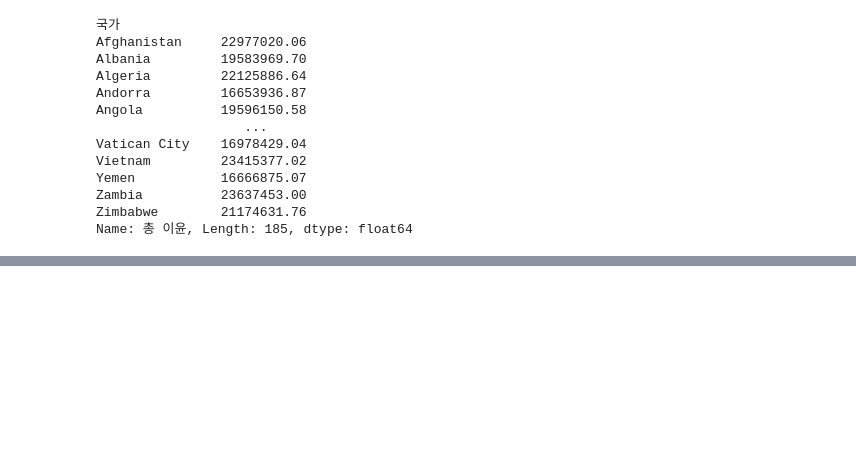
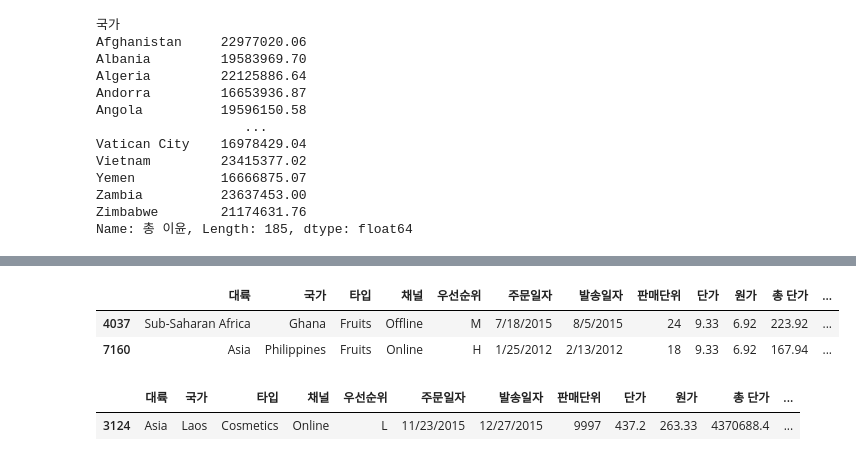
Before and after one commit to iankim66/phyton, a Jupyter notebook: 230128/06_openAPI.ipynb, the cells around one changed output, grey strips where cells are left out. Drawn from its saved outputs; the diff is of its cells as text; code cells hidden in the pictures; blank space fills up the shorter version.

```diff
--- a/230128/06_openAPI.ipynb
+++ b/230128/06_openAPI.ipynb
@@ -292,0 +291,14 @@ Sales_Country.groupby('국가').sum()[['총 이윤']]# dataframe 형태로 출
+# %%
+test1= Sales_Country.sort_values(['총 이윤'],ascending = False)
+test1.tail(2)
+# %% [output]
+|  | 대륙 | 국가 | 타입 | 채널 | 우선순위 | 주문일자 | 발송일자 | 판매단위 | 단가 | 원가 | 총 단가 | ... |
+| 4037 | Sub-Saharan Africa | Ghana | Fruits | Offline | M | 7/18/2015 | 8/5/2015 | 24 | 9.33 | 6.92 | 223.92 | ... |
+| 7160 | Asia | Philippines | Fruits | Online | H | 1/25/2012 | 2/13/2012 | 18 | 9.33 | 6.92 | 167.94 | ... |
+# %%
+## 내림 차순 정렬 --> head(1)
+test1 = Sales_Country.sort_values(['총 이윤'], ascending = False).head(1)
+test1
+# %% [output]
+|  | 대륙 | 국가 | 타입 | 채널 | 우선순위 | 주문일자 | 발송일자 | 판매단위 | 단가 | 원가 | 총 단가 | ... |
+| 3124 | Asia | Laos | Cosmetics | Online | L | 11/23/2015 | 12/27/2015 | 9997 | 437.2 | 263.33 | 4370688.4 | ... |
```
Also changed, not shown: parts of 5 cells of this notebook, 1 other file.
